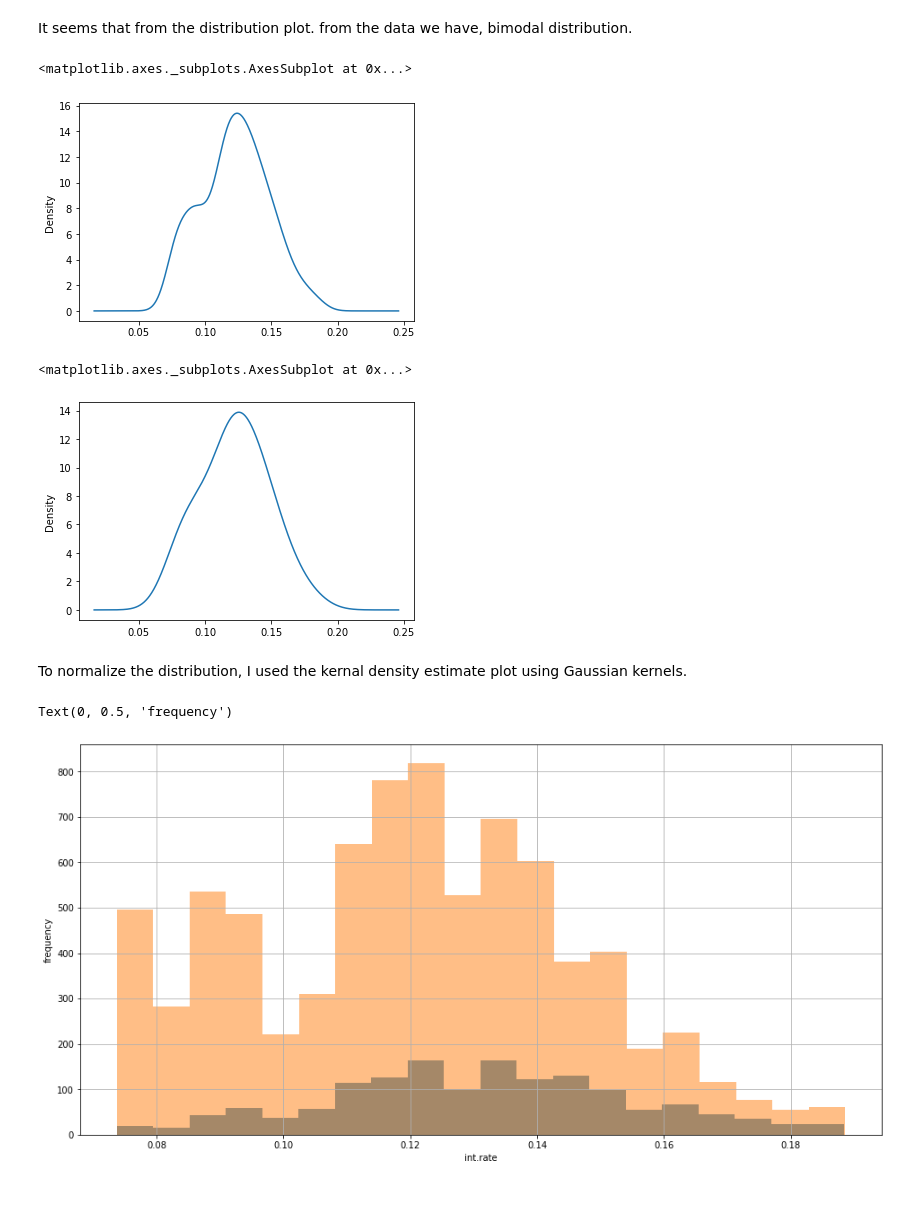
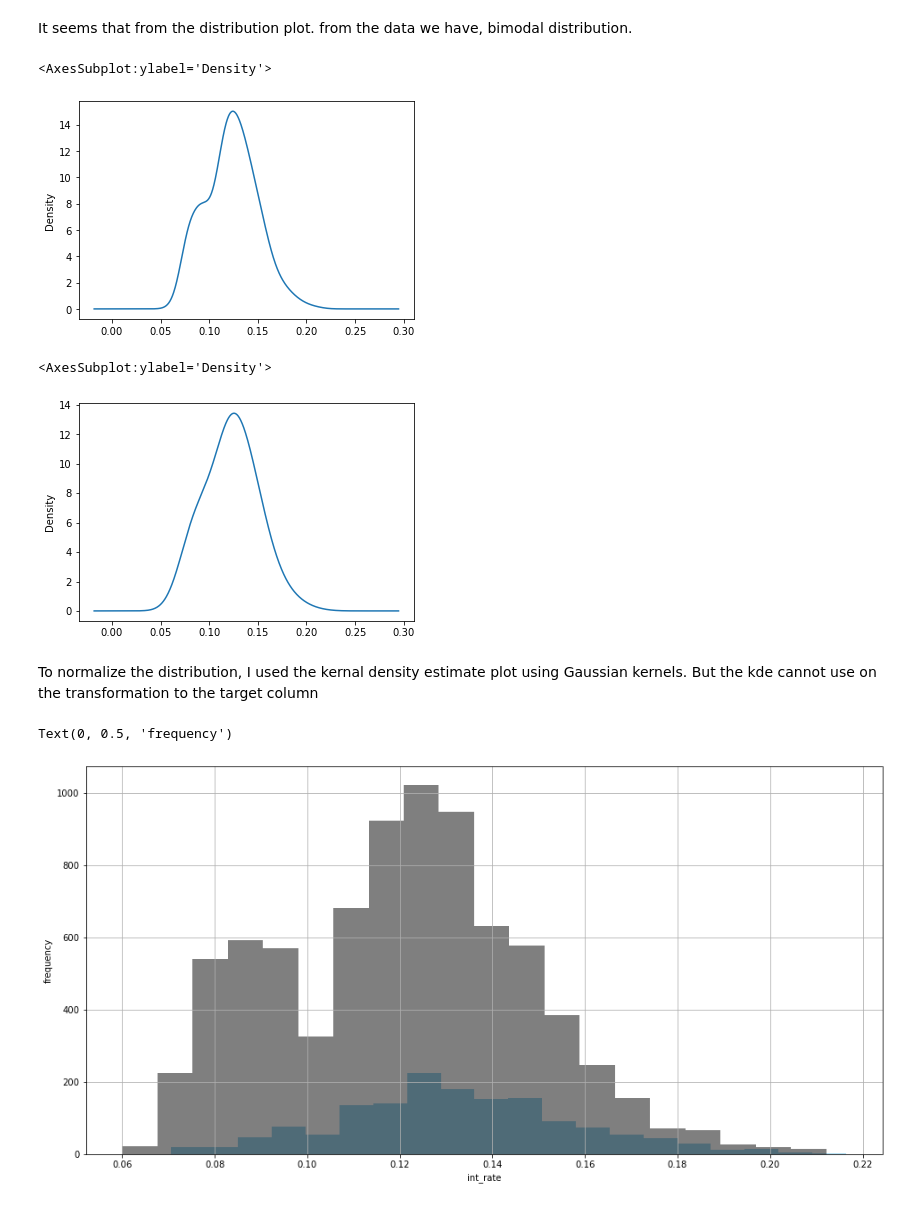
Before and after one commit to fikuritsu/GA-Training, a Jupyter notebook: Projects/project 4/Loan_Data_Final_Project.ipynb, the cells around one changed output. Cells and saved outputs as stored; diff of their text form; code cells hidden in the pictures.

```diff
--- a/Projects/project 4/Loan_Data_Final_Project.ipynb
+++ b/Projects/project 4/Loan_Data_Final_Project.ipynb
@@ -132,0 +129,3 @@ loan.corr()
+# %%
+for col in loan.columns:
+    cols_name.append(col.replace('.','_'))
@@ -132,0 +149,2 @@ loan.corr()
+# %%
+loan.columns = cols_name
@@ -150,5 +183,3 @@ sns.countplot('purpose',data=loan, hue='credit.policy')
-# %%
-loan.drop(columns='purpose', axis=1, inplace=True)
 # %%
 loan.head()
 # %% [output]
@@ -190,5 +204,3 @@ sns.boxplot(x=test1)
-# %%
-loan['int.rate'] = test1
 # %% [markdown]
 ### Exploratory Data Analysis:
 # %%
@@ -209,27 +221,27 @@ plt.hist(loan['int.rate'])
 # %% [markdown]
 It seems that from the distribution plot. from the data we have, bimodal distribution.
 # %%
-loan['int.rate'].plot.kde(bw_method=0.3)
+loan['int_rate'].plot.kde(bw_method=0.3)
 # %% [output]
-<matplotlib.axes._subplots.AxesSubplot at 0x...>
+<AxesSubplot:ylabel='Density'>
-[figure, old version]
+[figure, new version]
 # %%
-loan['int.rate'].plot.kde(bw_method=0.5)
+loan['int_rate'].plot.kde(bw_method=0.5)
 # %% [output]
-<matplotlib.axes._subplots.AxesSubplot at 0x...>
+<AxesSubplot:ylabel='Density'>
-[figure, old version]
+[figure, new version]
 # %% [markdown]
-To normalize the distribution, I used the kernal density estimate plot using Gaussian kernels.
+To normalize the distribution, I used the kernal density estimate plot using Gaussian kernels. But the kde cannot use on the transformation to the target column
 # %%
 plt.figure(figsize = (16,8))
-loan[loan['not.fully.paid'] == 1]['int.rate'].hist(alpha = 0.8, bins = 20)
-loan[loan['not.fully.paid'] == 0]['int.rate'].hist(alpha = 0.5, bins = 20)
+loan[loan['not_fully_paid'] == 1]['int_rate'].hist(alpha = 0.8, bins = 20, color = "skyblue")
+loan[loan['not_fully_paid'] == 0]['int_rate'].hist(alpha = 0.5, bins = 20, color = "black")
 
-plt.xlabel('int.rate')
+plt.xlabel('int_rate')
 plt.ylabel('frequency')
 # %% [output]
 Text(0, 0.5, 'frequency')
-[figure, old version]
+[figure, new version]
 # %%
 sns.relplot(
     data=loan,
```
Also changed, not shown: parts of 139 cells of this notebook.
